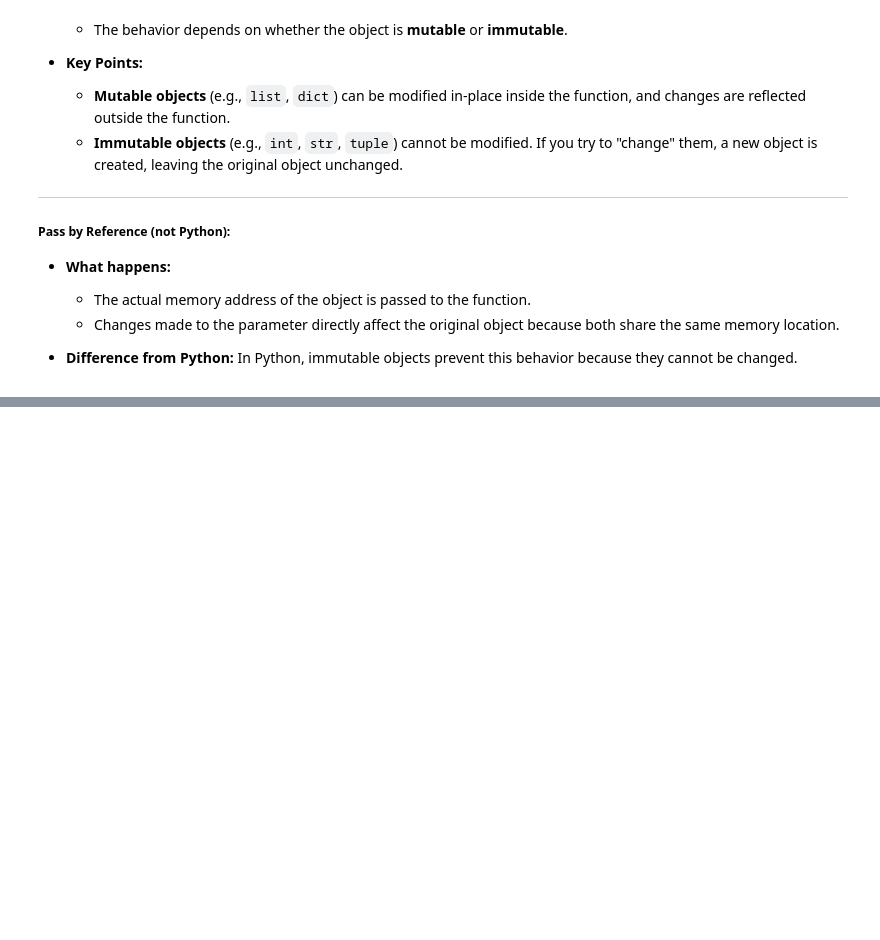
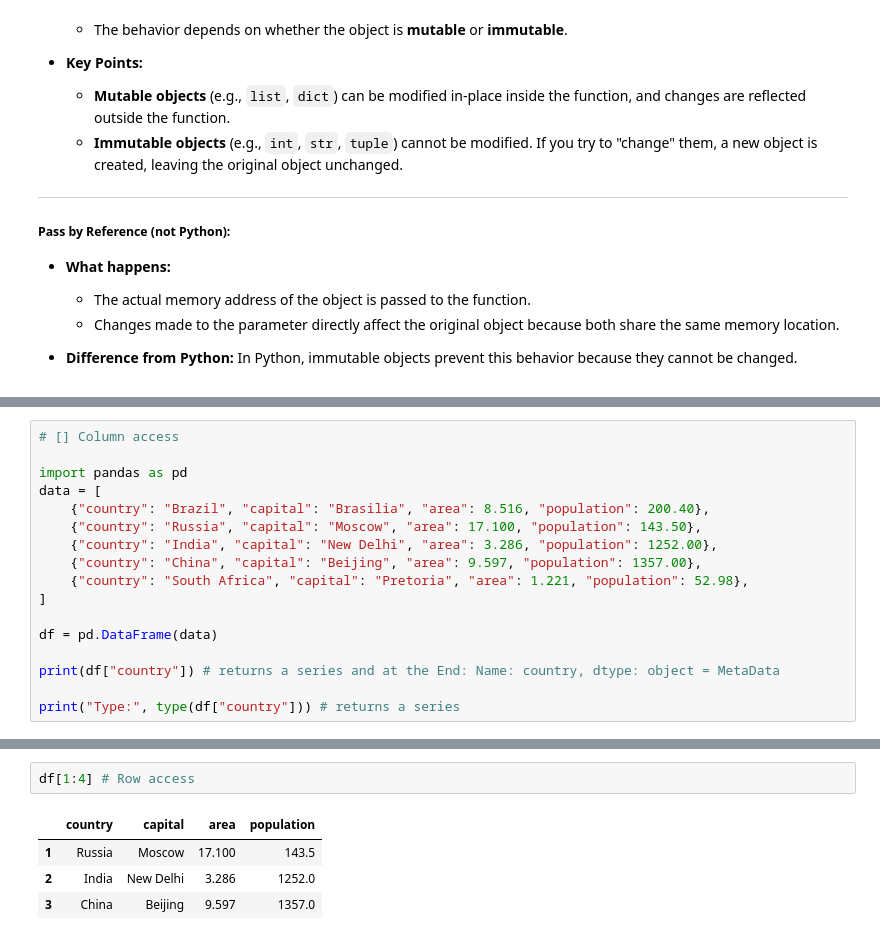
Before and after one commit to KonstantinData/Bootcamp-Analytics, a Jupyter notebook: Python/Python_Intermediate_DataCamp.ipynb, the cells around one changed output, grey strips where cells are left out. Drawn from its saved outputs; the diff is of its cells as text; blank space fills up the shorter version.

```diff
--- a/Python/Python_Intermediate_DataCamp.ipynb
+++ b/Python/Python_Intermediate_DataCamp.ipynb
@@ -508,0 +577,17 @@ Python uses **Pass by Assignment**, which is different from traditional "Pass by
+# %%
+# [] Column access
+
+import pandas as pd
+data = [
+    {"country": "Brazil", "capital": "Brasilia", "area": 8.516, "population": 200.40},
+    {"country": "Russia", "capital": "Moscow", "area": 17.100, "population": 143.50},
+    {"country": "India", "capital": "New Delhi", "area": 3.286, "population": 1252.00},
+    {"country": "China", "capital": "Beijing", "area": 9.597, "population": 1357.00},
+    {"country": "South Africa", "capital": "Pretoria", "area": 1.221, "population": 52.98},
+]
+
+df = pd.DataFrame(data)
+
+print(df["country"]) # returns a series and at the End: Name: country, dtype: object = MetaData
+
+print("Type:", type(df["country"])) # returns a series
@@ -508,0 +625,7 @@ Python uses **Pass by Assignment**, which is different from traditional "Pass by
+# %%
+df[1:4] # Row access
+# %% [output]
+|  | country | capital | area | population |
+| 1 | Russia | Moscow | 17.100 | 143.5 |
+| 2 | India | New Delhi | 3.286 | 1252.0 |
+| 3 | China | Beijing | 9.597 | 1357.0 |
```
Also changed, not shown: parts of 23 cells of this notebook.
